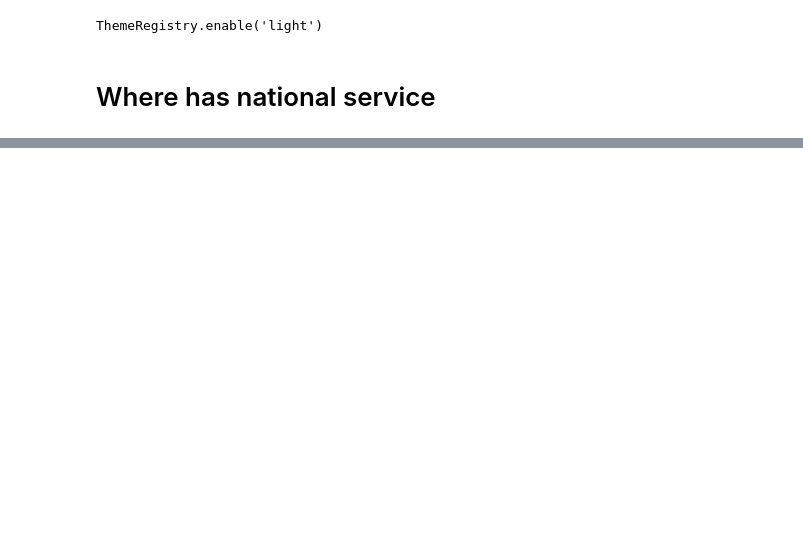
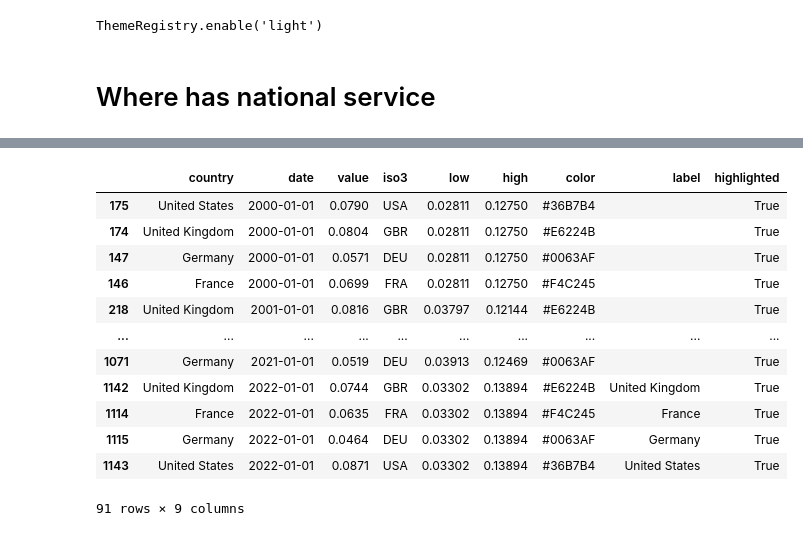
Before and after one commit to jhellingsdata/RADataHub, a Jupyter notebook: Chart Packs/Threads/national_service/national_service.ipynb, the cells around one changed output, grey strips where cells are left out. Saved outputs shown, nothing was run; the diff lists cells and outputs as text; code cells hidden in the pictures; blank space fills up the shorter version.

```diff
--- a/Chart Packs/Threads/national_service/national_service.ipynb
+++ b/Chart Packs/Threads/national_service/national_service.ipynb
@@ -238,0 +437,16 @@ Could not find Türkiye
+# %%
+df
+# %% [output]
+|  | country | date | value | iso3 | low | high | color | label | highlighted |
+| 175 | United States | 2000-01-01 | 0.0790 | USA | 0.02811 | 0.12750 | #36B7B4 |  | True |
+| 174 | United Kingdom | 2000-01-01 | 0.0804 | GBR | 0.02811 | 0.12750 | #E6224B |  | True |
+| 147 | Germany | 2000-01-01 | 0.0571 | DEU | 0.02811 | 0.12750 | #0063AF |  | True |
+| 146 | France | 2000-01-01 | 0.0699 | FRA | 0.02811 | 0.12750 | #F4C245 |  | True |
+| 218 | United Kingdom | 2001-01-01 | 0.0816 | GBR | 0.03797 | 0.12144 | #E6224B |  | True |
+| ... | ... | ... | ... | ... | ... | ... | ... | ... | ... |
+| 1071 | Germany | 2021-01-01 | 0.0519 | DEU | 0.03913 | 0.12469 | #0063AF |  | True |
+| 1142 | United Kingdom | 2022-01-01 | 0.0744 | GBR | 0.03302 | 0.13894 | #E6224B | United Kingdom | True |
+| 1114 | France | 2022-01-01 | 0.0635 | FRA | 0.03302 | 0.13894 | #F4C245 | France | True |
+| 1115 | Germany | 2022-01-01 | 0.0464 | DEU | 0.03302 | 0.13894 | #0063AF | Germany | True |
+| 1143 | United States | 2022-01-01 | 0.0871 | USA | 0.03302 | 0.13894 | #36B7B4 | United States | True |
+91 rows × 9 columns
```
Also changed, not shown: parts of 29 cells of this notebook, 26 other files.
